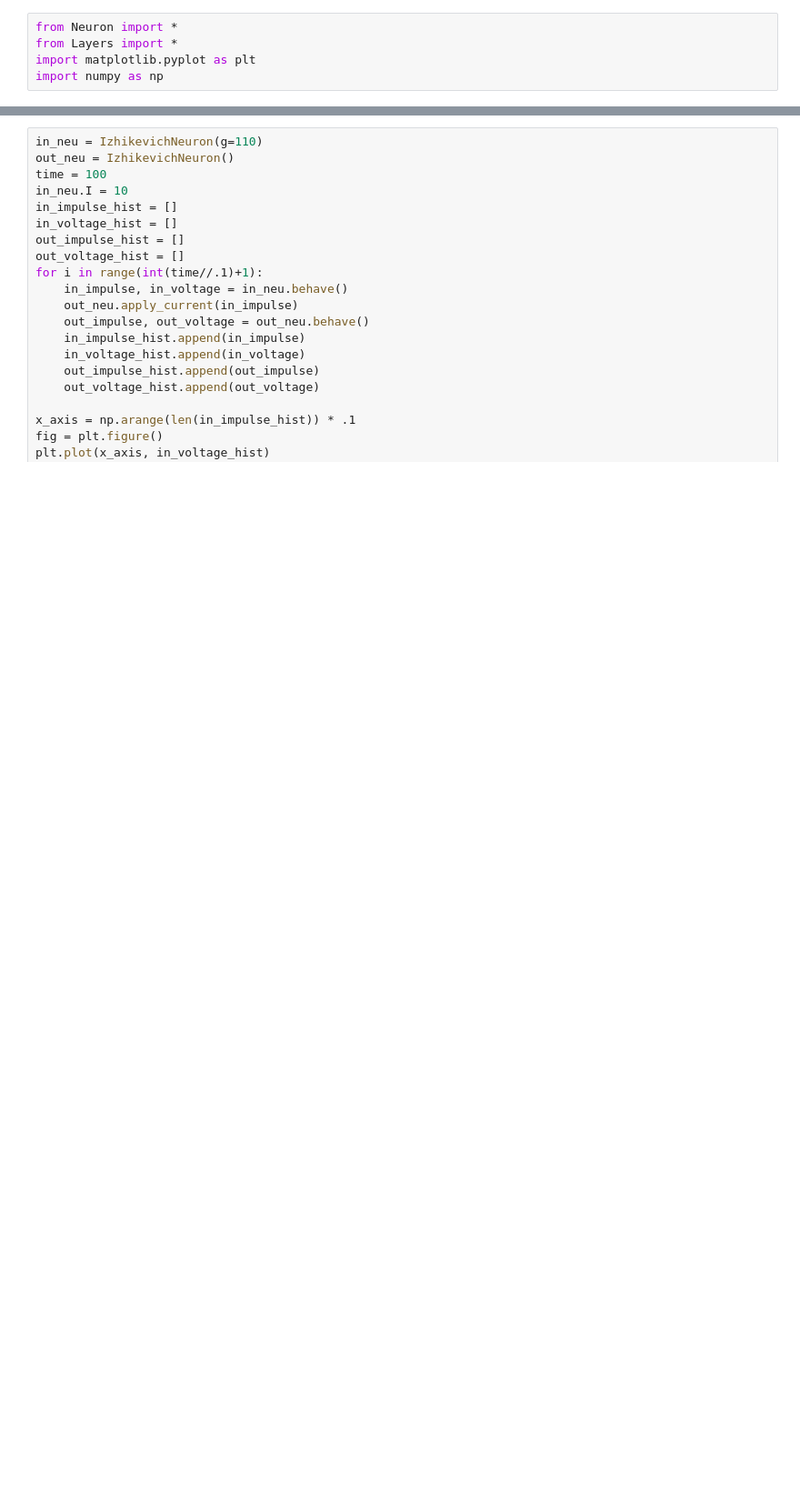
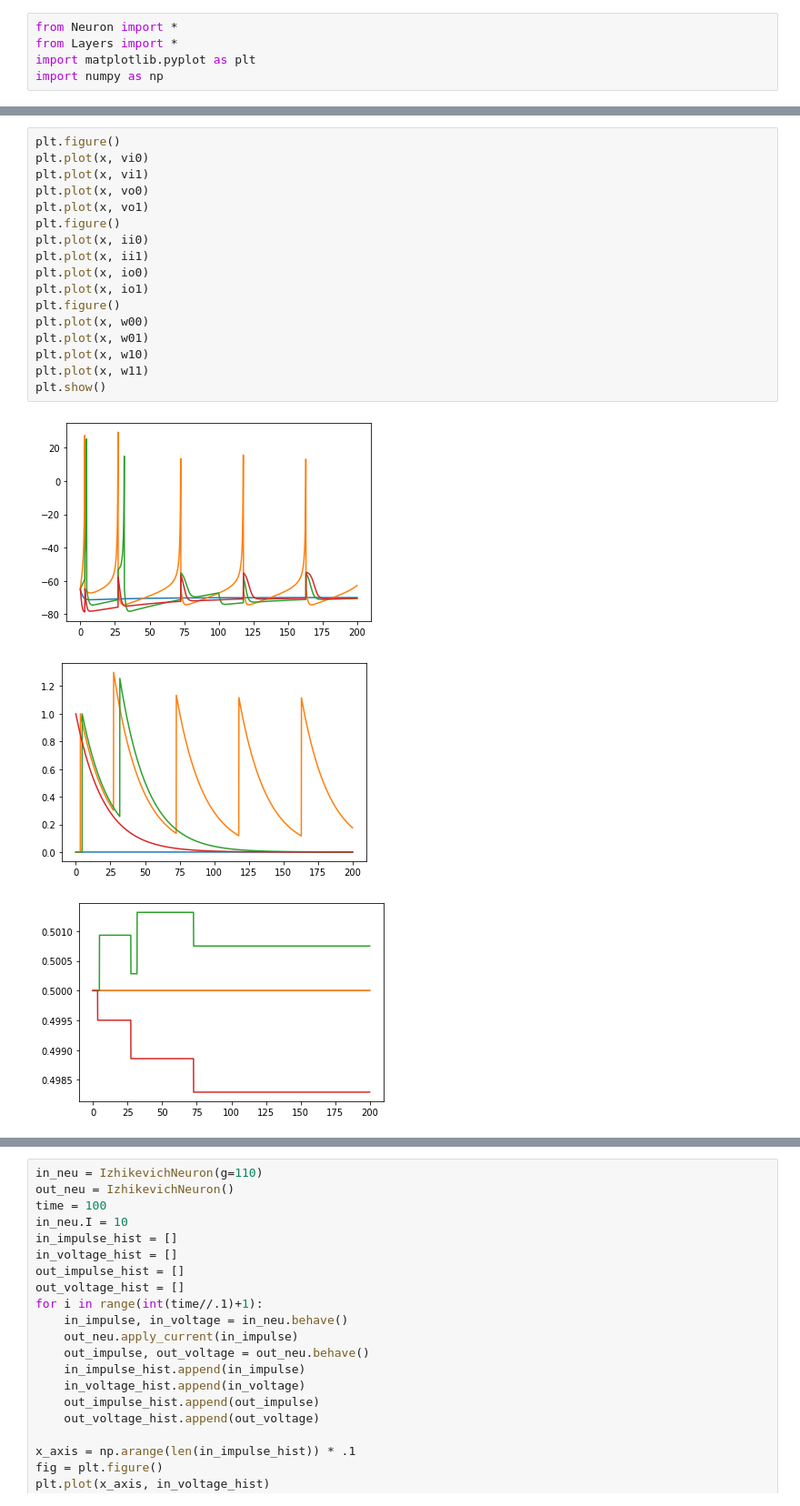
Before and after one commit to iamkg0/SNN_Izhikevich, a Jupyter notebook: test.ipynb, the cells around one changed output, grey strips where cells are left out. Shown: that part at 91% size. Drawn from its saved outputs; the diff is of its cells as text; blank space fills up the shorter version.

```diff
--- a/test.ipynb
+++ b/test.ipynb
@@ -6,2 +152,23 @@ import numpy as np
+# %%
+plt.figure()
+plt.plot(x, vi0)
+plt.plot(x, vi1)
+plt.plot(x, vo0)
+plt.plot(x, vo1)
+plt.figure()
+plt.plot(x, ii0)
+plt.plot(x, ii1)
+plt.plot(x, io0)
+plt.plot(x, io1)
+plt.figure()
+plt.plot(x, w00)
+plt.plot(x, w01)
+plt.plot(x, w10)
+plt.plot(x, w11)
+plt.show()
+# %% [output]
+[figure, added]
+[figure, added]
+[figure, added]
 # %%
 np.random.seed(42)
```
Also changed, not shown: parts of 9 cells of this notebook, 2 other files.
